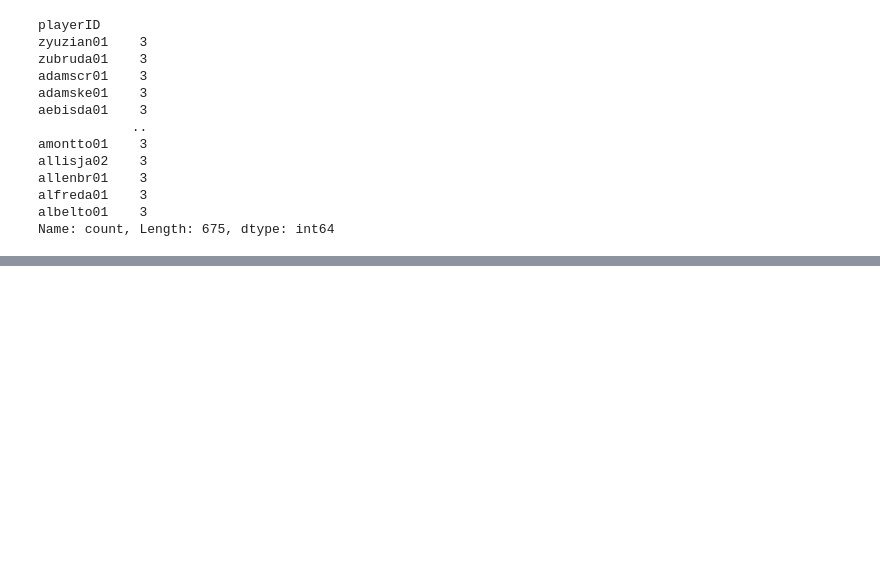
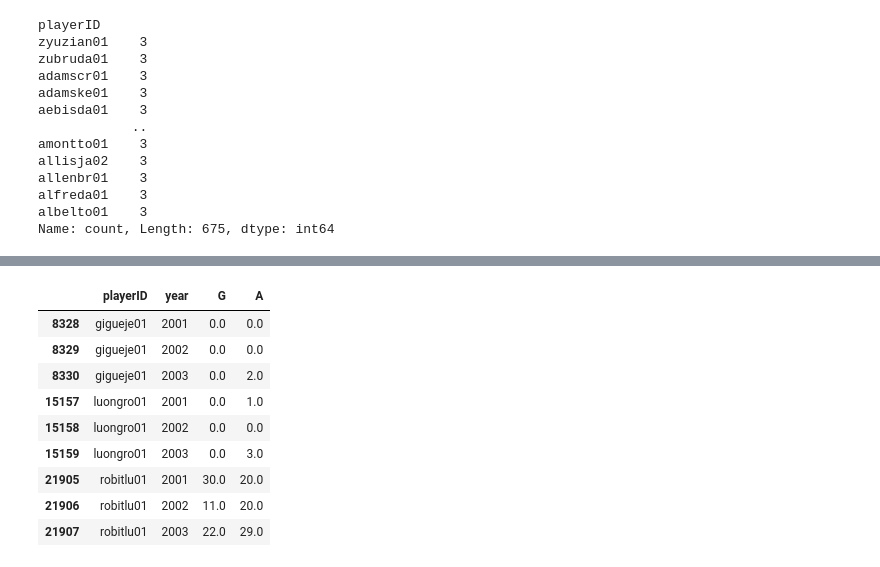
Before and after one commit to Kinetics20/hockey_pandas_practice, a Jupyter notebook: notebooks/moving_between_wide_and_long_2.ipynb, the cells around one changed output, grey strips where cells are left out. Cells and saved outputs as stored; diff of their text form; code cells hidden in the pictures; blank space fills up the shorter version.

```diff
--- a/notebooks/moving_between_wide_and_long_2.ipynb
+++ b/notebooks/moving_between_wide_and_long_2.ipynb
@@ -106,0 +226,14 @@ pivot = basic_df_3.pivot(index='playerID' , columns='year', values='G' )
+# %%
+larger_df_3 = df_3[['playerID', 'year', 'G', 'A']]
+larger_df_3
+# %% [output]
+|  | playerID | year | G | A |
+| 8328 | gigueje01 | 2001 | 0.0 | 0.0 |
+| 8329 | gigueje01 | 2002 | 0.0 | 0.0 |
+| 8330 | gigueje01 | 2003 | 0.0 | 2.0 |
+| 15157 | luongro01 | 2001 | 0.0 | 1.0 |
+| 15158 | luongro01 | 2002 | 0.0 | 0.0 |
+| 15159 | luongro01 | 2003 | 0.0 | 3.0 |
+| 21905 | robitlu01 | 2001 | 30.0 | 20.0 |
+| 21906 | robitlu01 | 2002 | 11.0 | 20.0 |
+| 21907 | robitlu01 | 2003 | 22.0 | 29.0 |
```
Also changed, not shown: parts of 25 cells of this notebook.
